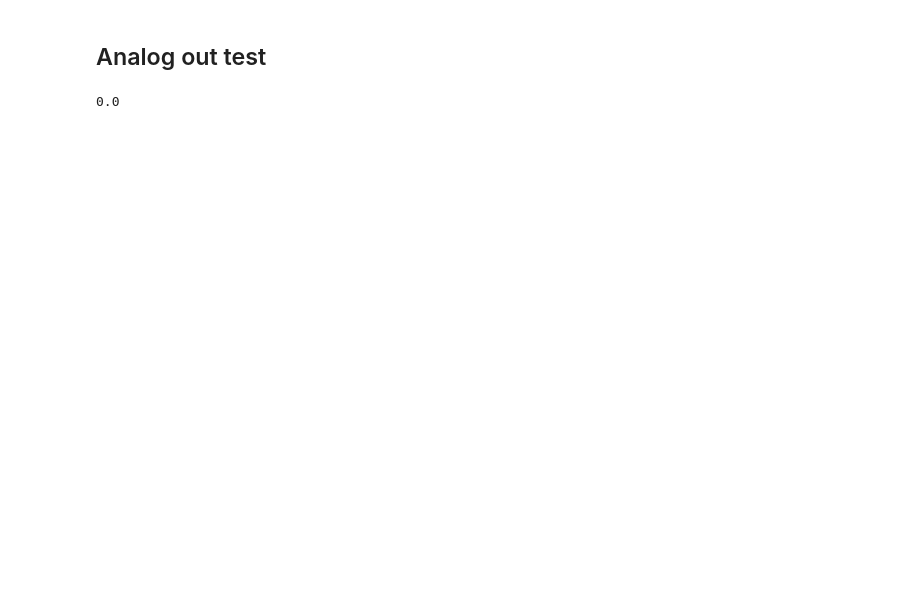
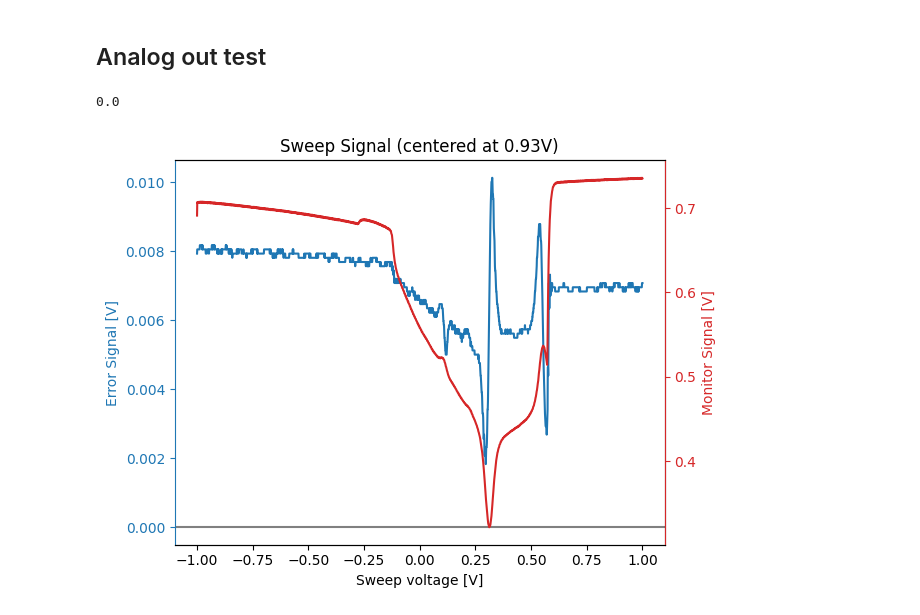
Before and after one commit to jack00look/RP_Spectroscopy, a Jupyter notebook: Laser_Lock_Controller.ipynb, the cells around one changed output. Drawn from its saved outputs; the diff is of its cells as text; code cells hidden in the pictures; blank space fills up the shorter version.

```diff
--- a/Laser_Lock_Controller.ipynb
+++ b/Laser_Lock_Controller.ipynb
@@ -154,3 +157,9 @@ RP_Interface.get_remote_value('big_offset')
 0.0
 # %%
 RP_Interface.set_value('big_offset', 0.93)
+# %%
+RP_Interface.set_value('sweep_amplitude', 0.7)
+# %%
+RP_Interface.plot_sweep()
+# %% [output]
+[figure, added]
```
Also changed, not shown: parts of 7 cells of this notebook, 12 other files.
